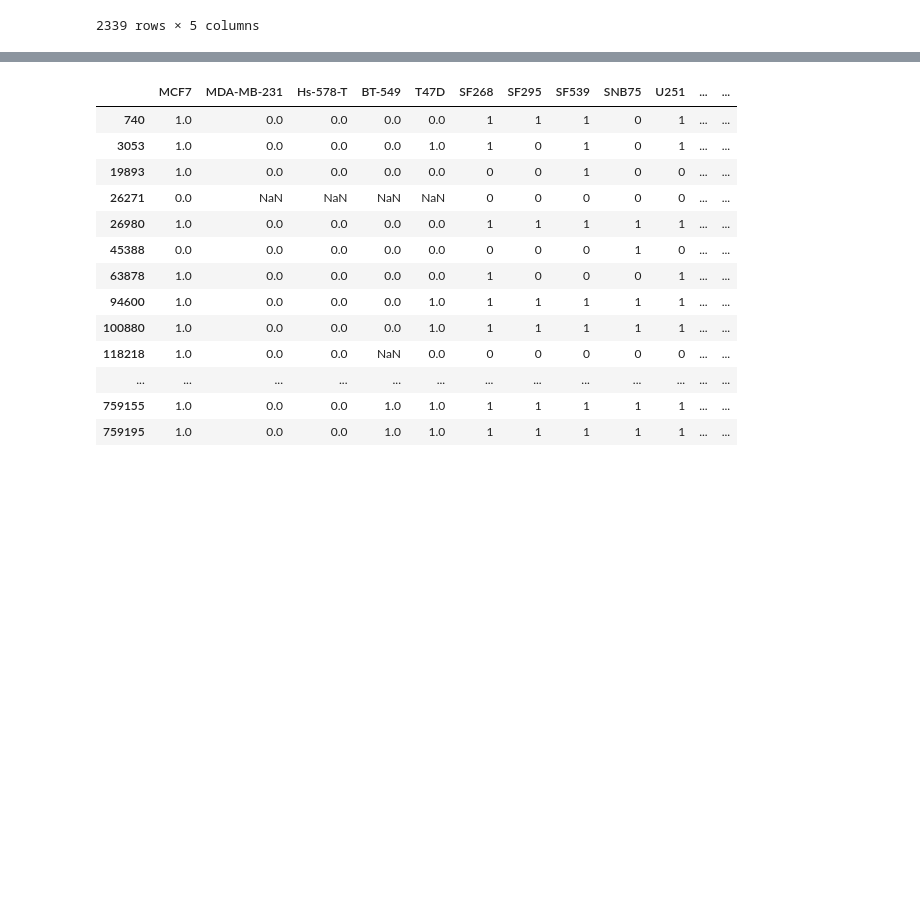
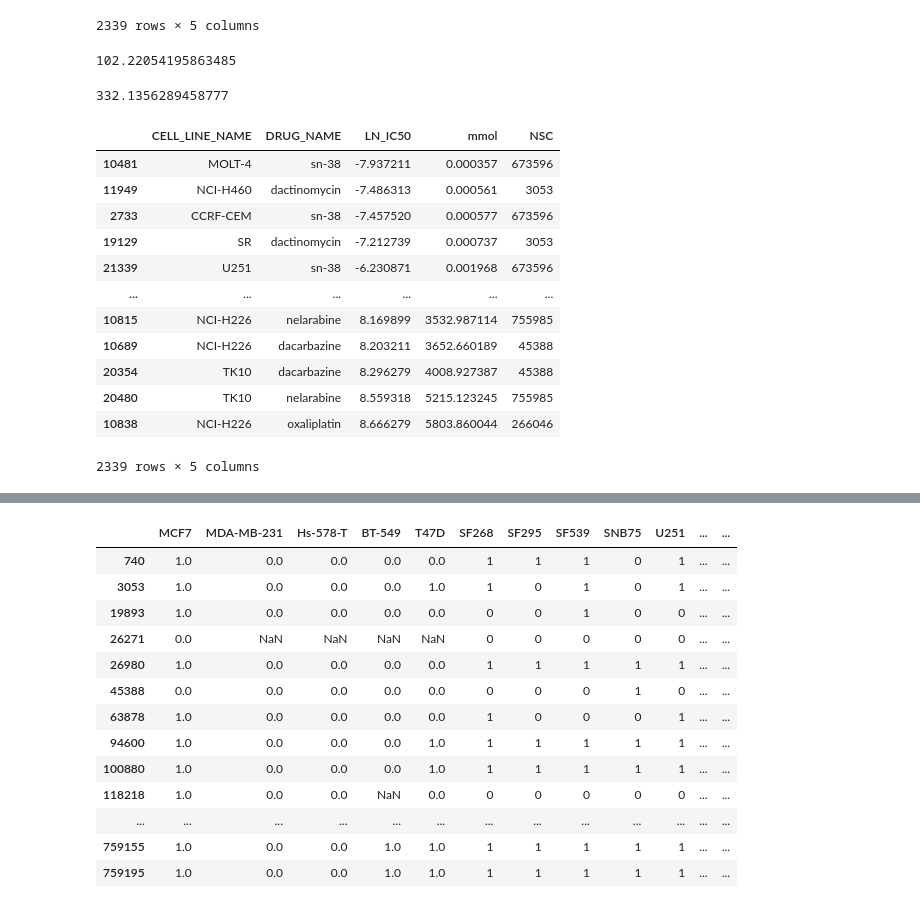
Before and after one commit to cannin/drGAT, a Jupyter notebook: Figs/Fig3.ipynb, the cells around one changed output, grey strips where cells are left out. Saved outputs shown, nothing was run; the diff lists cells and outputs as text; code cells hidden in the pictures; blank space fills up the shorter version.

```diff
--- a/Figs/Fig3.ipynb
+++ b/Figs/Fig3.ipynb
@@ -13,7 +13,7 @@ from sklearn.cluster import KMeans
 from sklearn.metrics.pairwise import cosine_similarity
 from sklearn.metrics import *
 # %%
-cellines = pd.read_csv('../../nci_gdsc.csv')
+cellines = pd.read_csv('nci_gdsc.csv')
 gdsc1 = pd.read_excel(
     'GDSC1_fitted_dose_response_27Oct23.xlsx',
     usecols=['CELL_LINE_NAME', 'DRUG_NAME', 'LN_IC50']
@@ -208,3 +191,0 @@ len(set([i.lower() for i in drugs]) - set(nsc_name['NAME']))
-# %%
-for i in sorted((set([i.lower() for i in drugs]) - set(nsc_name['NAME']))):
-    print(i)
@@ -721,6 +407,30 @@ tmp
 | 22211 | UACC-62 | veliparib | 4.573405 | 96.873354 | 752840 |
 | 22227 | UACC-62 | zoledronate | 4.130922 | 62.235277 | 721517 |
 2339 rows × 5 columns
+# %%
+tmp['mmol'].mean()
+# %% [output]
+102.22054195863485
+# %%
+tmp['mmol'].std()
+# %% [output]
+332.1356289458777
+# %%
+tmp.sort_values('mmol')
+# %% [output]
+|  | CELL_LINE_NAME | DRUG_NAME | LN_IC50 | mmol | NSC |
+| 10481 | MOLT-4 | sn-38 | -7.937211 | 0.000357 | 673596 |
+| 11949 | NCI-H460 | dactinomycin | -7.486313 | 0.000561 | 3053 |
+| 2733 | CCRF-CEM | sn-38 | -7.457520 | 0.000577 | 673596 |
+| 19129 | SR | dactinomycin | -7.212739 | 0.000737 | 3053 |
+| 21339 | U251 | sn-38 | -6.230871 | 0.001968 | 673596 |
+| ... | ... | ... | ... | ... | ... |
+| 10815 | NCI-H226 | nelarabine | 8.169899 | 3532.987114 | 755985 |
+| 10689 | NCI-H226 | dacarbazine | 8.203211 | 3652.660189 | 45388 |
+| 20354 | TK10 | dacarbazine | 8.296279 | 4008.927387 | 45388 |
+| 20480 | TK10 | nelarabine | 8.559318 | 5215.123245 | 755985 |
+| 10838 | NCI-H226 | oxaliplatin | 8.666279 | 5803.860044 | 266046 |
+2339 rows × 5 columns
 # %%
 gdsc_drug_response = tmp.pivot_table(
     index="NSC", columns="CELL_LINE_NAME", values="mmol", fill_value=None
```
Also changed, not shown: parts of 10 cells of this notebook, 7 other files.
